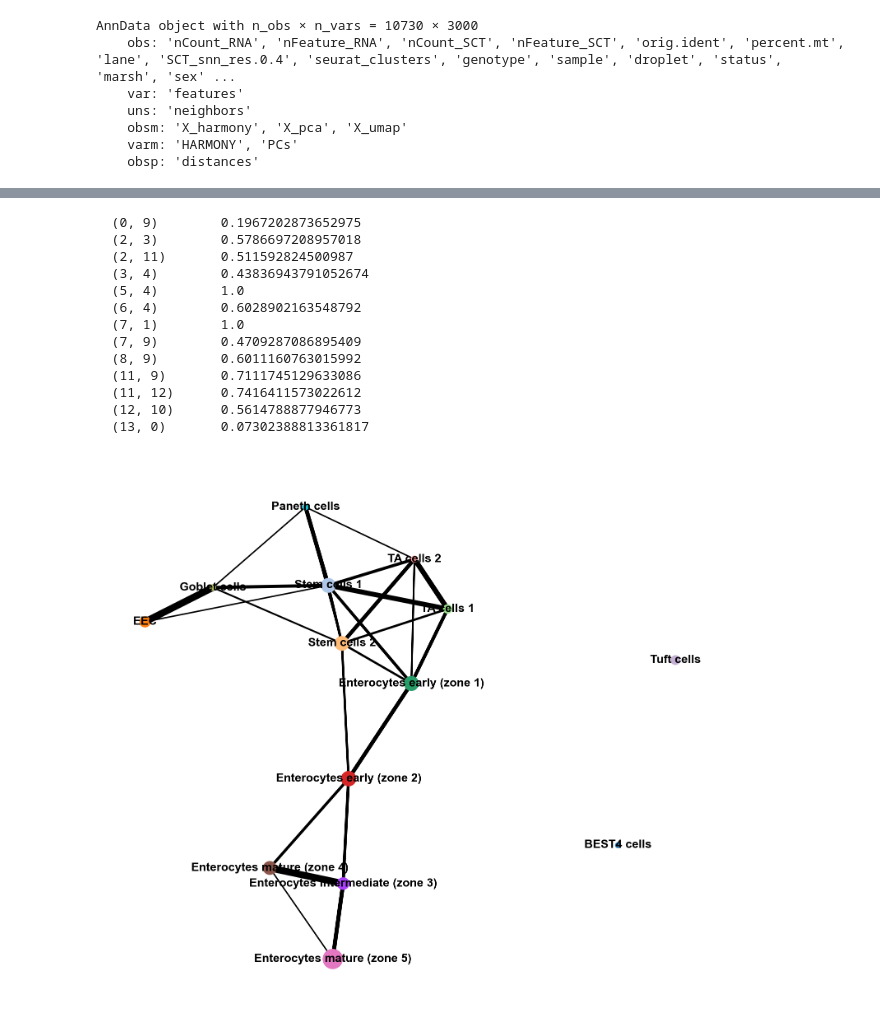
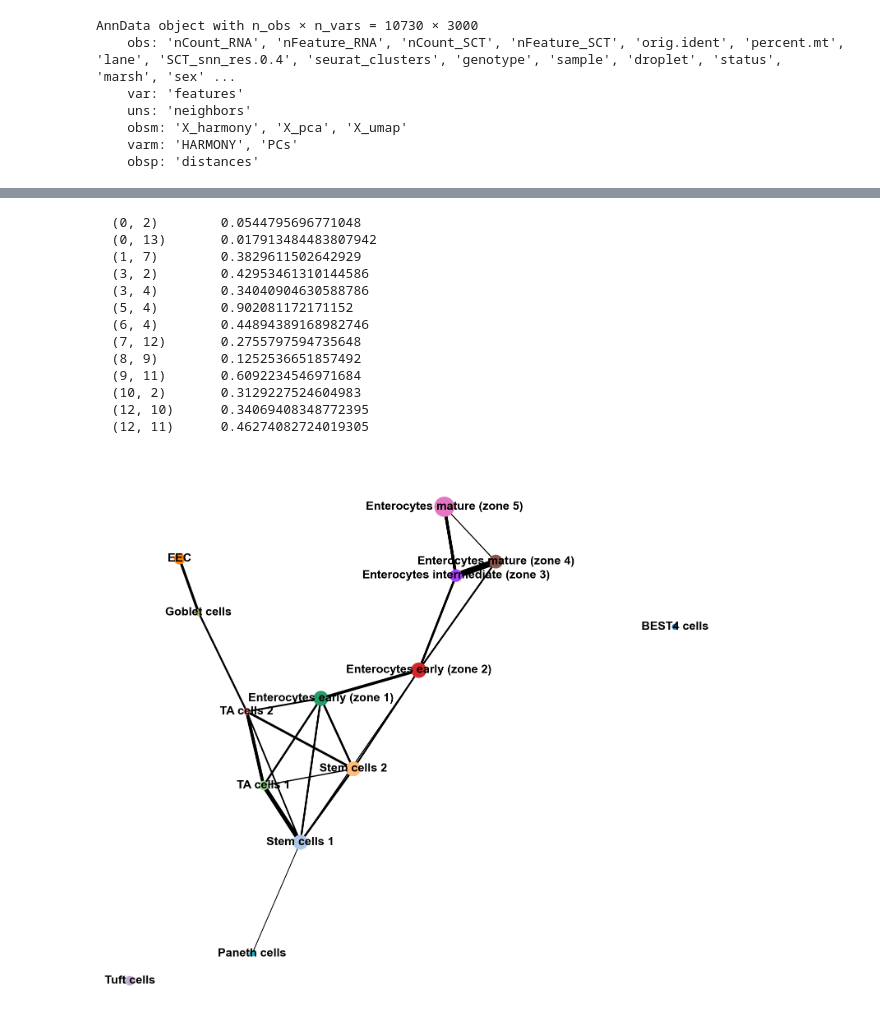
Before and after one commit to nvribeiro/CeD_UMCG2023, a Jupyter notebook: trajectory_analysis/PAGA_epithelia.ipynb, the cells around one changed output, grey strips where cells are left out. Cells and saved outputs as stored; diff of their text form; code cells hidden in the pictures.

```diff
--- a/trajectory_analysis/PAGA_epithelia.ipynb
+++ b/trajectory_analysis/PAGA_epithelia.ipynb
@@ -7,5 +8,3 @@ import scanpy as sc
-# %%
-sc.settings.set_figure_params(dpi=80, frameon=False, figsize=(5, 5), facecolor='white')  # low dpi (dots per inch) yields small inline figures
 # %% [markdown]
 ## PAGA with enterocytes reordered and EEC merged
 # %%
@@ -37,22 +37,22 @@ sc.tl.paga(ced, groups = 'cell.type.4')
 # %%
 print(control.uns['paga']['connectivities_tree'])
 # %% [output]
-  (0, 9)        0.1967202873652975
-  (2, 3)        0.5786697208957018
-  (2, 11)       0.511592824500987
-  (3, 4)        0.43836943791052674
-  (5, 4)        1.0
-  (6, 4)        0.6028902163548792
-  (7, 1)        1.0
-  (7, 9)        0.4709287086895409
-  (8, 9)        0.6011160763015992
-  (11, 9)       0.7111745129633086
-  (11, 12)      0.7416411573022612
-  (12, 10)      0.5614788877946773
-  (13, 0)       0.07302388813361817
+  (0, 2)        0.0544795696771048
+  (0, 13)       0.017913484483807942
+  (1, 7)        0.3829611502642929
+  (3, 2)        0.42953461310144586
+  (3, 4)        0.34040904630588786
+  (5, 4)        0.902081172171152
+  (6, 4)        0.44894389168982746
+  (7, 12)       0.2755797594735648
+  (8, 9)        0.1252536651857492
+  (9, 11)       0.6092234546971684
+  (10, 2)       0.3129227524604983
+  (12, 10)      0.34069408348772395
+  (12, 11)      0.46274082724019305
 # %%
 # Plotting PAGA - control
 sc.settings.set_figure_params(dpi=80, frameon=False, figsize=(10, 10), facecolor='white')
-sc.pl.paga(control, layout = 'fr', threshold = 0.2, node_size_power = 1)
+sc.pl.paga(control, layout = 'fa', threshold = 0.1, node_size_power = 1)
 # %% [output]
-[figure, old version]
+[figure, new version]
```
Also changed, not shown: parts of 9 cells of this notebook, 4 other files.
